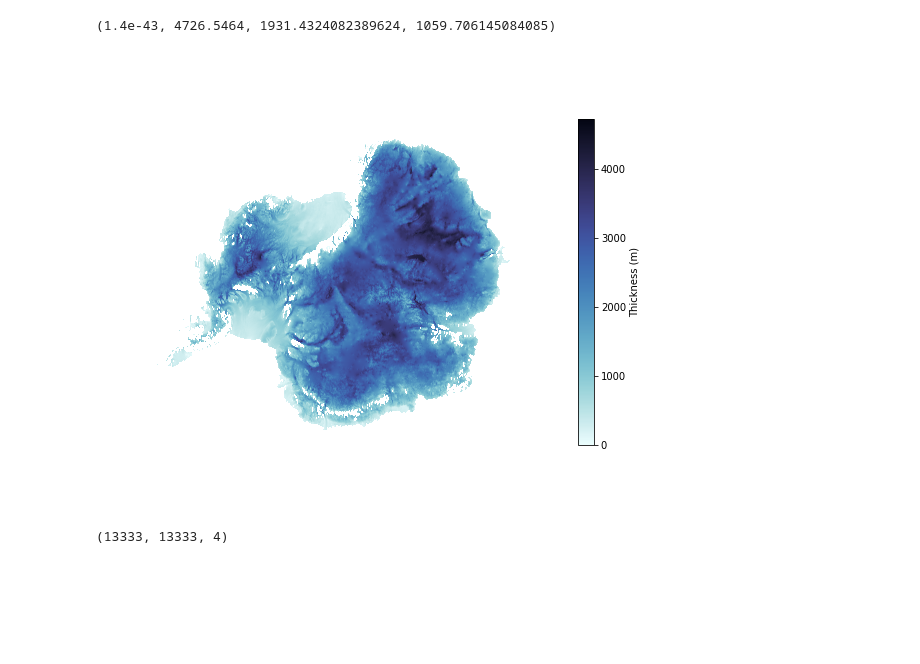
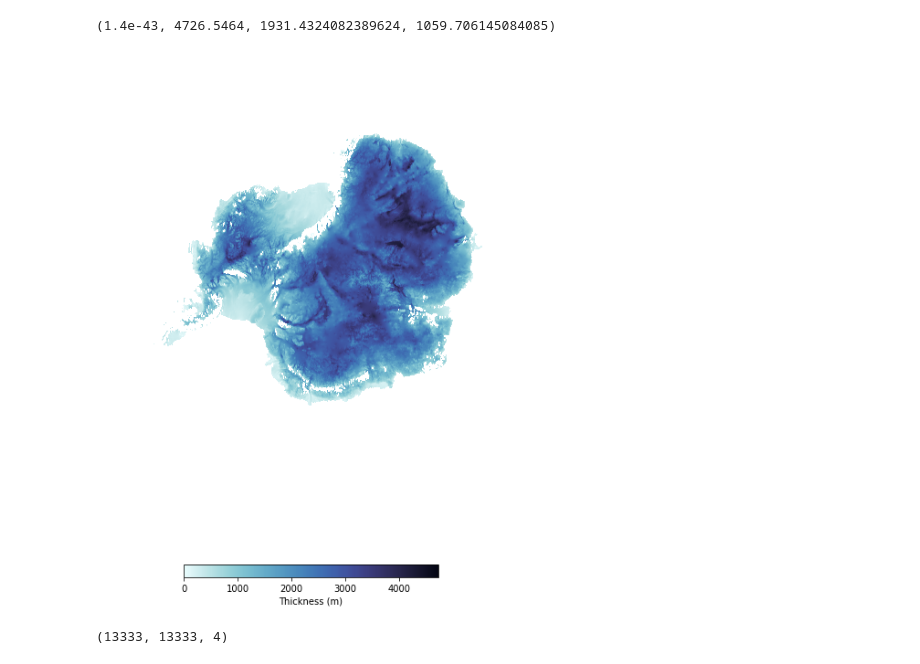
Before and after one commit to jbbarre/WorldwideGlaciers, a Jupyter notebook: tiles/GDAL_NetCDF_to_RGBa_GeoTIFF.ipynb, the cells around one changed output. Cells and saved outputs as stored; diff of their text form; code cells hidden in the pictures; blank space fills up the shorter version.

```diff
--- a/tiles/GDAL_NetCDF_to_RGBa_GeoTIFF.ipynb
+++ b/tiles/GDAL_NetCDF_to_RGBa_GeoTIFF.ipynb
@@ -57,19 +57,19 @@ arr = np.ma.masked_equal(arr, nodata)
 # %%
 plt.figure(figsize=(10,12))
 fig = plt.imshow(arr, origin='lower', cmap=cmocean.cm.ice_r)
 # plt.title(file_in)
 # Hide the axes and remove the space around them
 plt.axis('off')
 fig.axes.get_xaxis().set_visible(False)
 fig.axes.get_yaxis().set_visible(False)
 #tickval = [1, 10, 100, 100, 500]
 #t = np.log(tickval)
-cb = plt.colorbar(fig, shrink=0.5)
+cb = plt.colorbar(fig, shrink=0.5, orientation="horizontal")
 cb.set_label('Thickness (m)')
-#cb.ax.set_yticklabels(tickval)
+#cb.ax.set_xticklabels(tickval)
 plt.show()
 # %% [output]
-[figure, old version]
+[figure, new version]
 # %%
 #normalization du np.array between [0 to 1]
 norm_arr =  arr - arr.min()
```
Also changed, not shown: 33 other files.
